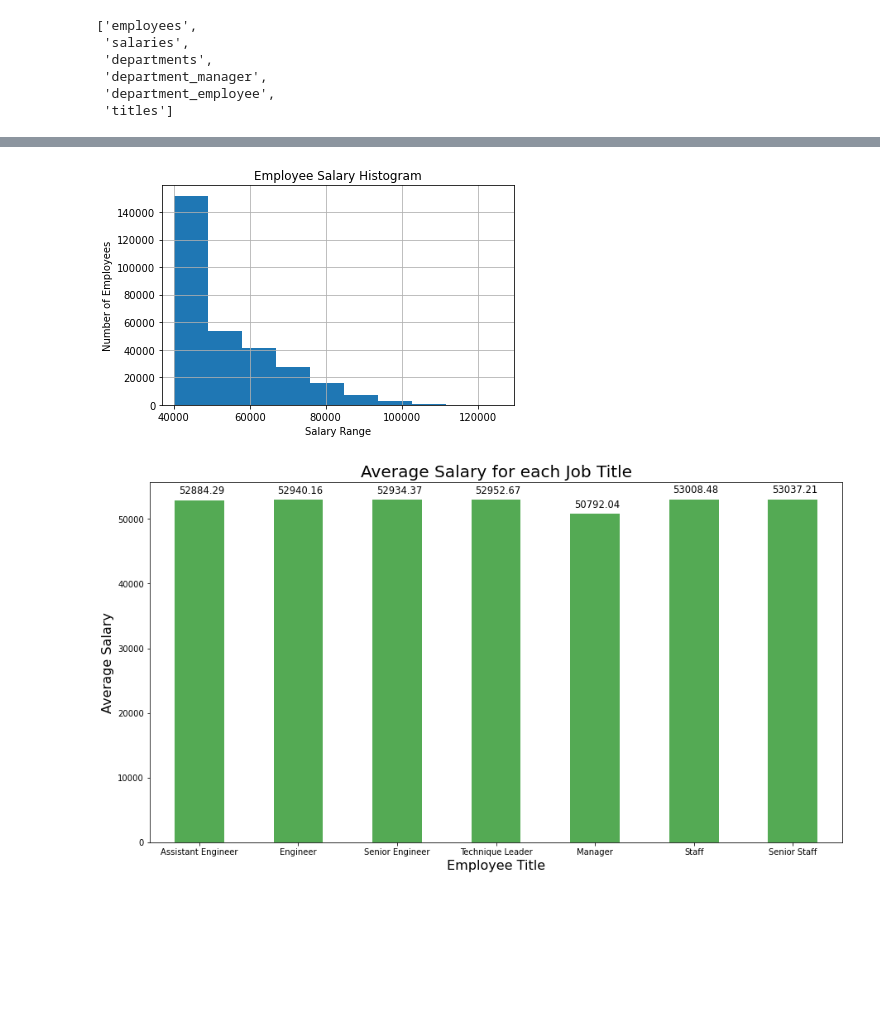
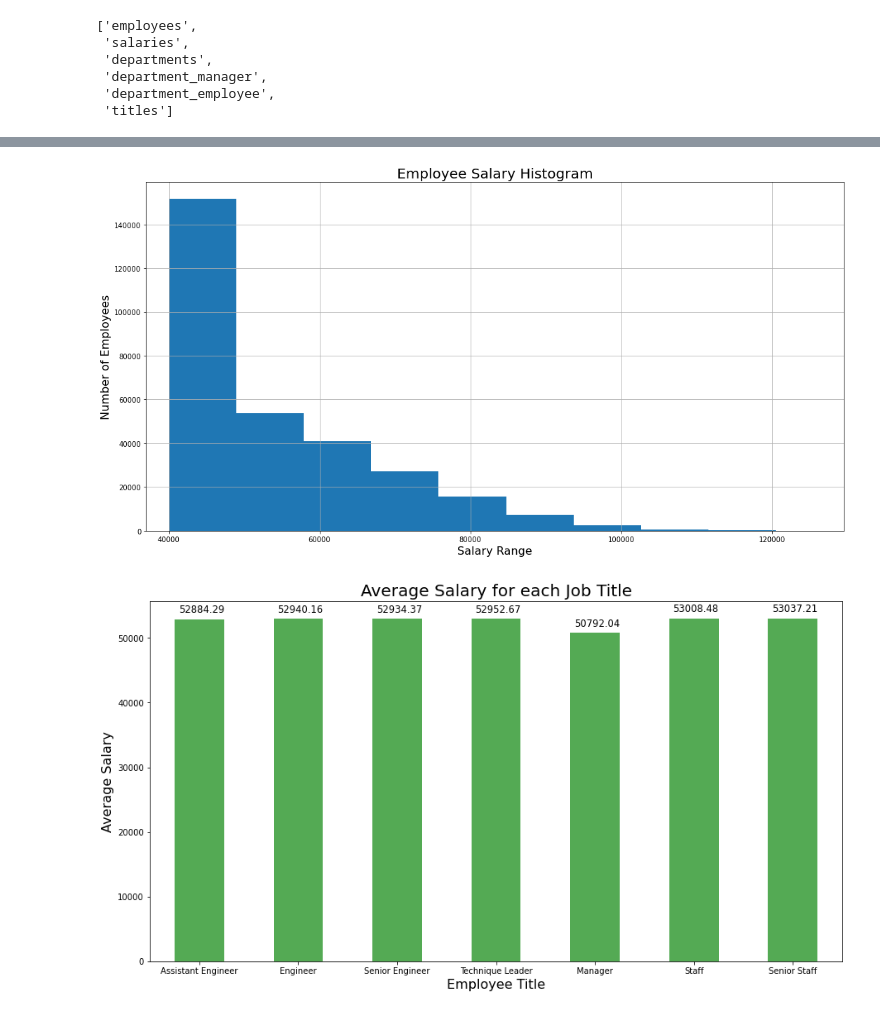
Before and after one commit to dfournie471/sql_challenge, a Jupyter notebook: Employee_SQL/fake_data.ipynb, the cells around one changed output, grey strips where cells are left out. Saved outputs shown, nothing was run; the diff lists cells and outputs as text; code cells hidden in the pictures; blank space fills up the shorter version.

Commit message:
fixed histogram and readme

```diff
--- a/Employee_SQL/fake_data.ipynb
+++ b/Employee_SQL/fake_data.ipynb
@@ -69,16 +69,16 @@ employee_title_id = [result[0] for result in results_2[:-1]]
 salary_df=pd.DataFrame({'Salary':salary})
 # %%
 # plot histogram
-salary_hist=salary_df.hist()
-plt.xlabel("Salary Range")
-plt.ylabel("Number of Employees")
-plt.title("Employee Salary Histogram")
+salary_hist=salary_df.hist(figsize=(15,8))
+plt.xlabel("Salary Range",fontsize=16)
+plt.ylabel("Number of Employees",fontsize=16)
+plt.title("Employee Salary Histogram",fontsize=20)
 plt.xlim((min(salary)-3000),(max(salary)))
 plt.tight_layout()
 plt.savefig("../output_data/Employee_salary_histogram.png")
 plt.show()
 # %% [output]
-[figure, old version]
+[figure, new version]
 # %%
 #create new df that includes salary and employee title ids
 title_salary_df=pd.DataFrame({'Salary':salary,'Employee_title':employee_title_id})
```
Also changed, not shown: 2 other files.
